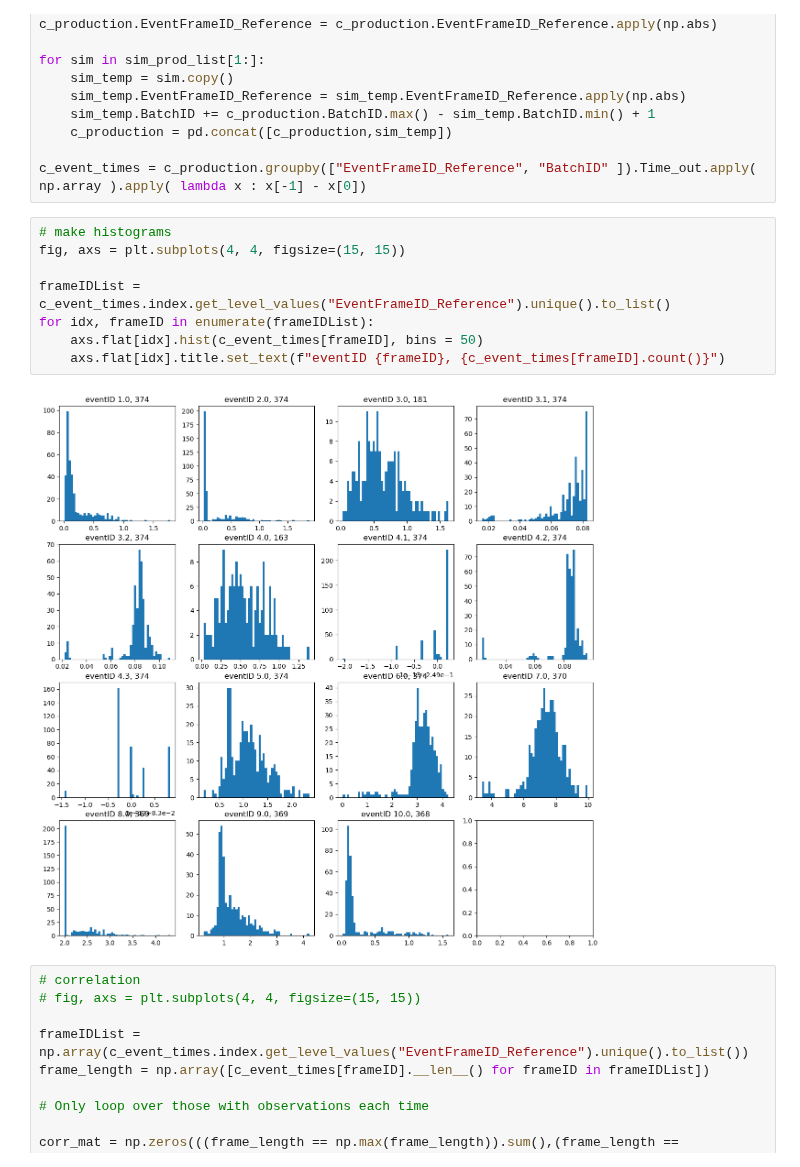
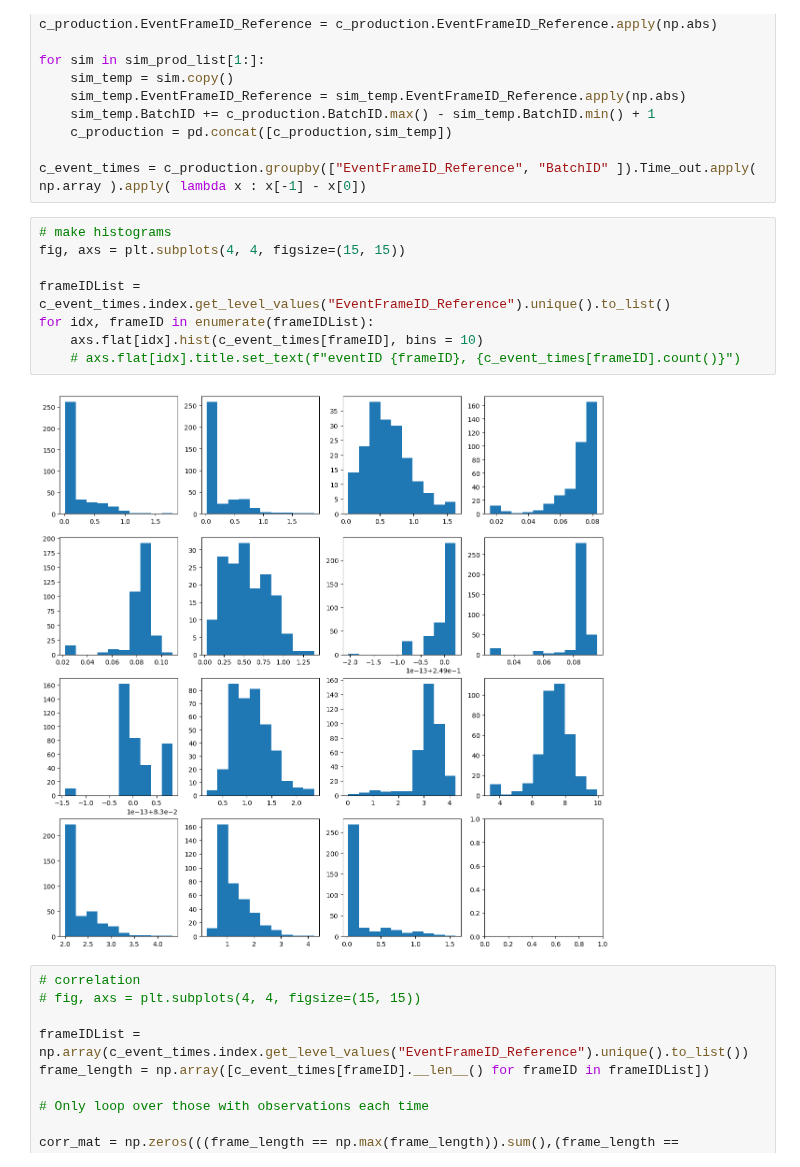
Before and after one commit to jonasbruhub/Analysis-of-Production-flow-systems-with-focus-on-industry, a Jupyter notebook: Simulations and code/Multiple Cycle Data exploration.ipynb, the cells around one changed output. Drawn from its saved outputs; the diff is of its cells as text.

```diff
--- a/Simulations and code/Multiple Cycle Data exploration.ipynb
+++ b/Simulations and code/Multiple Cycle Data exploration.ipynb
@@ -230,13 +230,13 @@ c_event_times = c_production.groupby(["EventFrameID_Reference", "BatchID" ]).Tim
 # %%
 # make histograms
 fig, axs = plt.subplots(4, 4, figsize=(15, 15))
 
 frameIDList =  c_event_times.index.get_level_values("EventFrameID_Reference").unique().to_list()
 for idx, frameID in enumerate(frameIDList):
-    axs.flat[idx].hist(c_event_times[frameID], bins = 50)
-    axs.flat[idx].title.set_text(f"eventID {frameID}, {c_event_times[frameID].count()}")
+    axs.flat[idx].hist(c_event_times[frameID], bins = 10)
+    # axs.flat[idx].title.set_text(f"eventID {frameID}, {c_event_times[frameID].count()}")
 # %% [output]
-[figure, old version]
+[figure, new version]
 # %%
 # correlation
 # fig, axs = plt.subplots(4, 4, figsize=(15, 15))
```
